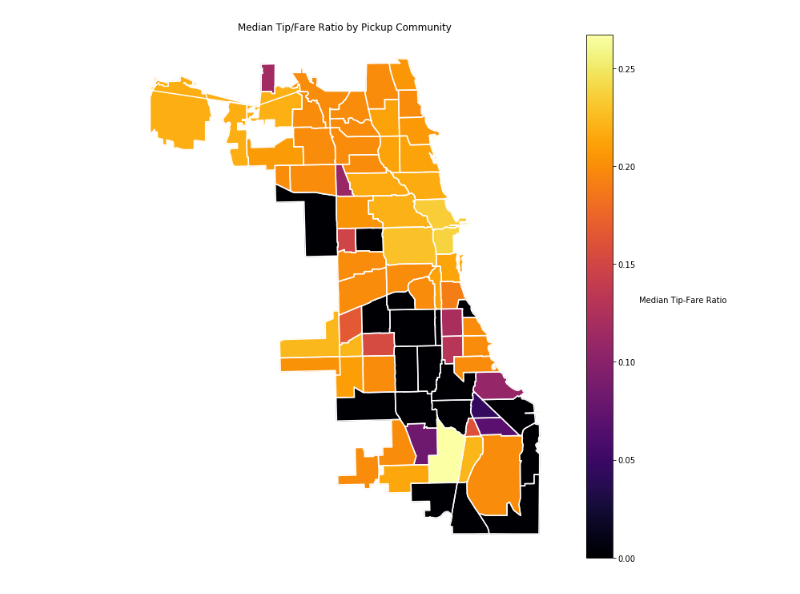
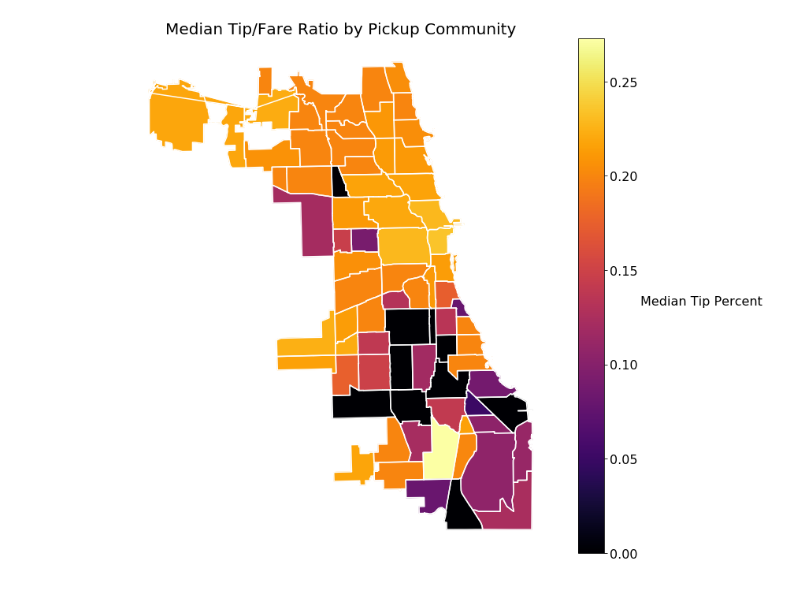
Before and after one commit to heesukj/csci4502_DM_project, a Jupyter notebook: Chicago_Taxi_Tip_Study.ipynb, the cells around one changed output. Saved outputs shown, nothing was run; the diff lists cells and outputs as text; code cells hidden in the pictures.

```diff
--- a/Chicago_Taxi_Tip_Study.ipynb
+++ b/Chicago_Taxi_Tip_Study.ipynb
@@ -34,5 +81,9 @@ aprjune.describe()
 # %%
-aprjune = aprjune[aprjune.payment_type != 'Cash']
-aprjune = aprjune[aprjune.fare != 0]
+noCash = cleaned_2016[cleaned_2016.payment_type != 'Cash']
+#emptyTips = aprjune[aprjune.tips == 0]
+#aprjune = aprjune[aprjune.fare != 0]
+
+#aprjune.count()
+#emptyTips.count()
 # %%
 aprjune['tips'].median()
@@ -41,5 +90,7 @@ aprjune['tips'].median()
+# %%
+pd.options.mode.chained_assignment = None  # default='warn'
+noCash['tip_fare_ratio'] = noCash['tips']/noCash['fare']
 # %%
-aprjune['tip_fare_ratio'] = aprjune['tips']/aprjune['fare']
-aj_tips = aprjune.groupby(['pickup_community_area'], as_index=True)['tips']#.agg(['median','count'])
-aj_pickup = aprjune.groupby(['pickup_community_area'], as_index=True)['tip_fare_ratio']#.agg(['median','count'])
-aj_dropoff = aprjune.groupby(['dropoff_community_area'], as_index=True)['tip_fare_ratio']#.agg(['median','count'])
+tips_dropoff = noCash.groupby(['dropoff_community_area'], as_index=True)['tips']#.agg(['median','count']) #max=8.95
+tfr_pickup = noCash.groupby(['pickup_community_area'], as_index=True)['tip_fare_ratio']#.agg(['median','count']) #max=.2727
+tfr_dropoff = noCash.groupby(['dropoff_community_area'], as_index=True)['tip_fare_ratio']#.agg(['median','count']) #max=.25
@@ -69,47 +120,49 @@ sf = shp.Reader("community_areas.shp")
 
 plt.figure(figsize=(12,12))
 cmap = plt.get_cmap('inferno')
-norm = mpl.colors.Normalize(vmin=0,vmax=9.3)
+norm = mpl.colors.Normalize(vmin=0,vmax=8.95)
 for shape in sf.shapeRecords():
     x = [i[0] for i in shape.shape.points[:]]
     y = [i[1] for i in shape.shape.points[:]]
     plt.plot(x,y,color="White")
-    if int(shape.record[0]) in aj_tips.groups:
-        if aj_tips.get_group(int(shape.record[0])).mean() <= 0:
+    if int(shape.record[0]) in tips_dropoff.groups:
+        if tips_dropoff.get_group(int(shape.record[0])).mean() <= 0:
             plt.fill(x,y,color=cmap(0))
         else:
-            plt.fill(x,y,color=cmap(norm(aj_tips.get_group(int(shape.record[0])).median())))
+            plt.fill(x,y,color=cmap(norm(tips_dropoff.get_group(int(shape.record[0])).median())))
     else:
         plt.fill(x,y,color=cmap(0))
-plt.title('Median Tip Amounts by Pickup Community')
+plt.title('Median Tip Amounts by Dropoff Community', fontsize=20)
 plt.axis('off')
 
 sm = plt.cm.ScalarMappable(cmap=cmap, norm=norm)
 sm.set_array([])
 cbar=plt.colorbar(sm)
-cbar.set_label('Median Tip Amount ($)', rotation=0, ha='left')
+cbar.set_label('Median Tip ($)', rotation=0, ha='left', fontsize=16)
+cbar.ax.tick_params(labelsize=16)
 
 plt.figure(figsize=(12,12))
 #cmap = plt.get_cmap('inferno')
-norm = mpl.colors.Normalize(vmin=0,vmax=.267)
+norm = mpl.colors.Normalize(vmin=0,vmax=.2727)
 for shape in sf.shapeRecords():
     x = [i[0] for i in shape.shape.points[:]]
     y = [i[1] for i in shape.shape.points[:]]
     plt.plot(x,y,color="White")
-    if int(shape.record[0]) in aj_pickup.groups:
-        if aj_pickup.get_group(int(shape.record[0])).mean() <= 0:
+    if int(shape.record[0]) in tfr_pickup.groups:
+        if tfr_pickup.get_group(int(shape.record[0])).mean() <= 0:
             plt.fill(x,y,color=cmap(0))
         else:
-            plt.fill(x,y,color=cmap(norm(aj_pickup.get_group(int(shape.record[0])).median())))
+            plt.fill(x,y,color=cmap(norm(tfr_pickup.get_group(int(shape.record[0])).median())))
     else:
         plt.fill(x,y,color=cmap(0))
-plt.title('Median Tip/Fare Ratio by Pickup Community')
+plt.title('Median Tip/Fare Ratio by Pickup Community', fontsize=20)
 plt.axis('off')
 
 sm = plt.cm.ScalarMappable(cmap=cmap, norm=norm)
 sm.set_array([])
 cbar=plt.colorbar(sm)
-cbar.set_label('Median Tip-Fare Ratio', rotation=0, ha='left')
+cbar.set_label('Median Tip Percent', rotation=0, ha='left', fontsize=16)
+cbar.ax.tick_params(labelsize=16)
 
 plt.figure(figsize=(12,12))
 #cmap = plt.get_cmap('inferno')
@@ -118,42 +171,67 @@ for shape in sf.shapeRecords():
     x = [i[0] for i in shape.shape.points[:]]
     y = [i[1] for i in shape.shape.points[:]]
     plt.plot(x,y,color="White")
-    if int(shape.record[0]) in aj_dropoff.groups:
-        if aj_dropoff.get_group(int(shape.record[0])).median() <= 0:
+    if int(shape.record[0]) in tfr_dropoff.groups:
+        if tfr_dropoff.get_group(int(shape.record[0])).median() <= 0:
             plt.fill(x,y,color=cmap(0))
         else:
-            plt.fill(x,y,color=cmap(norm(aj_dropoff.get_group(int(shape.record[0])).median())))
+            plt.fill(x,y,color=cmap(norm(tfr_dropoff.get_group(int(shape.record[0])).median())))
     else:
         plt.fill(x,y,color=cmap(0))
-plt.title('Median Tip/Fare Ratio by Dropoff Community')
+plt.title('Median Tip/Fare Ratio by Dropoff Community', fontsize=20)
 plt.axis('off')
 
 sm = plt.cm.ScalarMappable(cmap=cmap, norm=norm)
 sm.set_array([])
 cbar=plt.colorbar(sm)
-cbar.set_label('Median Tip-Fare Ratio', rotation=0, ha='left')
+cbar.set_label('Median Tip Percent', rotation=0, ha='left', fontsize=16)
+cbar.ax.tick_params(labelsize=16)
 
 plt.figure(figsize=(12,12))
 #cmap = plt.get_cmap('inferno')
-norm = mpl.colors.LogNorm(vmin=1,vmax=739739)
+norm = mpl.colors.LogNorm(vmin=1,vmax=1816416)
 for shape in sf.shapeRecords():
     x = [i[0] for i in shape.shape.points[:]]
     y = [i[1] for i in shape.shape.points[:]]
     plt.plot(x,y,color="White")
-    if int(shape.record[0]) in aj_tips.groups:
-        if aj_tips.get_group(int(shape.record[0])).median() <= 0:
+    if int(shape.record[0]) in tfr_pickup.groups:
+        if tfr_pickup.get_group(int(shape.record[0])).median() <= 0:
             plt.fill(x,y,color=cmap(0))
         else:
-            plt.fill(x,y,color=cmap(norm(aj_tips.get_group(int(shape.record[0])).count())))
+            plt.fill(x,y,color=cmap(norm(tfr_pickup.get_group(int(shape.record[0])).count())))
     else:
         plt.fill(x,y,color=cmap(0))
-plt.title('Pickup Amounts Per Community')
+plt.title('Pickup Amounts Per Community', fontsize=20)
 plt.axis('off')
 
 sm = plt.cm.ScalarMappable(cmap=cmap, norm=norm)
 sm.set_array([])
 cbar=plt.colorbar(sm)
-cbar.set_label('Number of pickups', rotation=0, ha='left')
+cbar.set_label('# of pickups', rotation=0, ha='left', fontsize=16)
+cbar.ax.tick_params(labelsize=16)
+
+plt.figure(figsize=(12,12))
+#cmap = plt.get_cmap('inferno')
+norm = mpl.colors.LogNorm(vmin=1,vmax=2096837)
+for shape in sf.shapeRecords():
+    x = [i[0] for i in shape.shape.points[:]]
+    y = [i[1] for i in shape.shape.points[:]]
+    plt.plot(x,y,color="White")
+    if int(shape.record[0]) in tfr_dropoff.groups:
+        if tfr_dropoff.get_group(int(shape.record[0])).median() <= 0:
+            plt.fill(x,y,color=cmap(0))
+        else:
+            plt.fill(x,y,color=cmap(norm(tfr_dropoff.get_group(int(shape.record[0])).count())))
+    else:
+        plt.fill(x,y,color=cmap(0))
+plt.title('Dropoff Amounts Per Community', fontsize=20)
+plt.axis('off')
+
+sm = plt.cm.ScalarMappable(cmap=cmap, norm=norm)
+sm.set_array([])
+cbar=plt.colorbar(sm)
+cbar.set_label('# of dropoffs', rotation=0, ha='left', fontsize=16)
+cbar.ax.tick_params(labelsize=16)
 
 plt.show()
 # %% [output]
@@ -161 +239 @@ plt.show()
-[figure, old version]
+[figure, new version]
```
Also changed, not shown: parts of 9 cells of this notebook.
